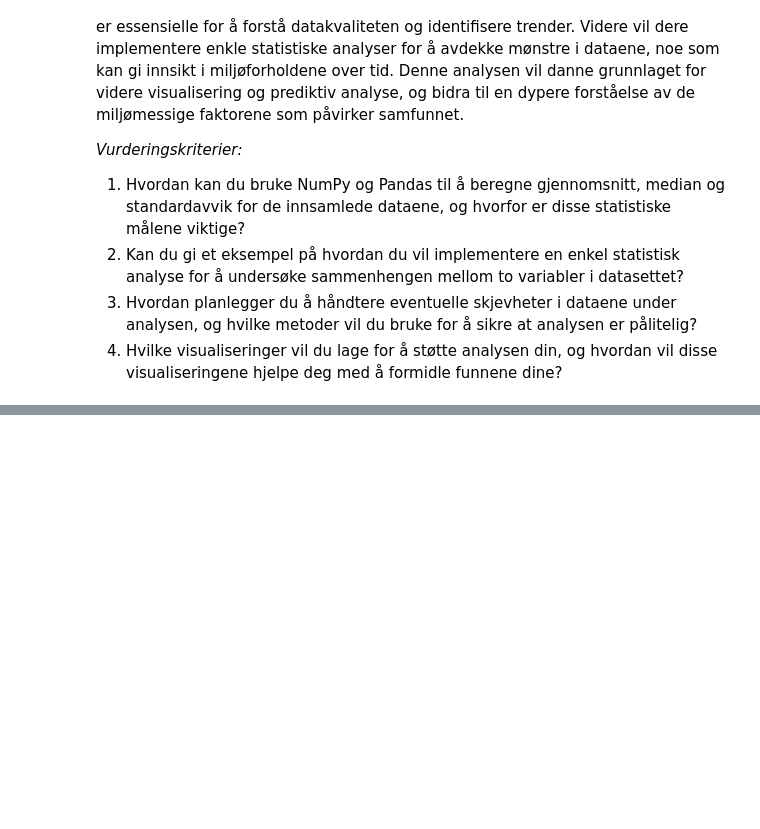
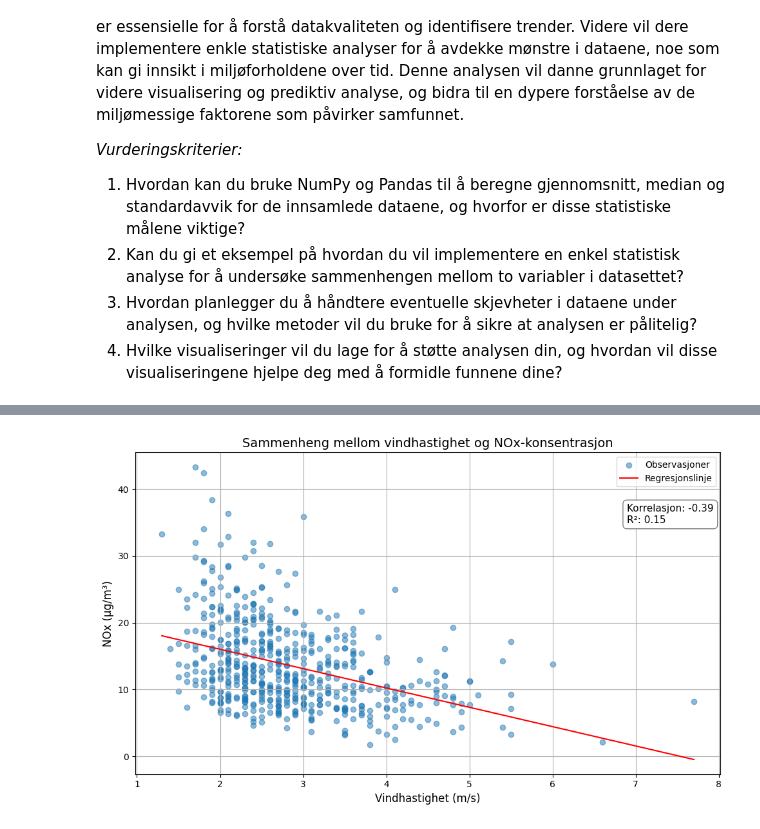
Before and after one commit to andre-hegre/Miljoeanalyse, a Jupyter notebook: proj_environment-main/notebooks/Dataanalyse.ipynb, the cells around one changed output, grey strips where cells are left out. Cells and saved outputs as stored; diff of their text form; code cells hidden in the pictures; blank space fills up the shorter version.

```diff
--- a/proj_environment-main/notebooks/Dataanalyse.ipynb
+++ b/proj_environment-main/notebooks/Dataanalyse.ipynb
@@ -300,0 +82,7 @@ Merk at her skrives det i markdown, og ikke kode
+# %%
+vindhastighet = les_data(path_df2, "mean(wind_speed P1D)",tid_df2)
+stat = beregn_statistikk(vindhastighet, kolonne="value", tidskolonne=tid_df2)
+
+print(f"Gjennomsnittlig vindhastighet: {stat['gjennomsnitt']:.2f} m/s")
+print(f"Median: {stat['median']:.2f} m/s")
+print(f"Standardavvik: {stat['standardavvik']:.2f} m/s")
@@ -300,0 +105,7 @@ Merk at her skrives det i markdown, og ikke kode
+# %%
+NOx = les_data(path_df1, "NOx", tid_df1)
+stat = beregn_statistikk(NOx, kolonne="value", tidskolonne=tid_df1)
+
+print(f"Gjennomsnitt NOx: {stat['gjennomsnitt']:.2f} mg/m³")
+print(f"Median: {stat['median']:.2f} mg/m³")
+print(f"Standardavvik: {stat['standardavvik']:.2f} mg/m³")
@@ -300,0 +223,29 @@ Merk at her skrives det i markdown, og ikke kode
+# %%
+import matplotlib.pyplot as plt
+import numpy as np
+
+# Lag regresjonslinje-data
+x_lin = np.linspace(min(x), max(x), 100)
+y_lin = slope * x_lin + intercept
+
+# Plot
+plt.figure(figsize=(10, 6))
+plt.scatter(x, y, alpha=0.5, label="Observasjoner")
+plt.plot(x_lin, y_lin, color='red', label='Regresjonslinje')
+
+# Legg til R² og korrelasjon i grafen
+tekst = f"Korrelasjon: {korrelasjon_1:.2f}\nR²: {r_value**2:.2f}"
+plt.text(0.84, 0.84, tekst, transform=plt.gca().transAxes,
+         fontsize=11, verticalalignment='top',
+         bbox=dict(boxstyle="round,pad=0.4", facecolor="white", edgecolor="gray"))
+
+# Pynt grafen
+plt.xlabel("Vindhastighet (m/s)", fontsize=12)
+plt.ylabel("NOx (µg/m³)", fontsize=12)
+plt.title("Sammenheng mellom vindhastighet og NOx-konsentrasjon", fontsize=14)
+plt.grid(True)
+plt.legend()
+plt.tight_layout()
+plt.show()
+# %% [output]
+[figure, added]
```
Also changed, not shown: parts of 40 cells of this notebook.
